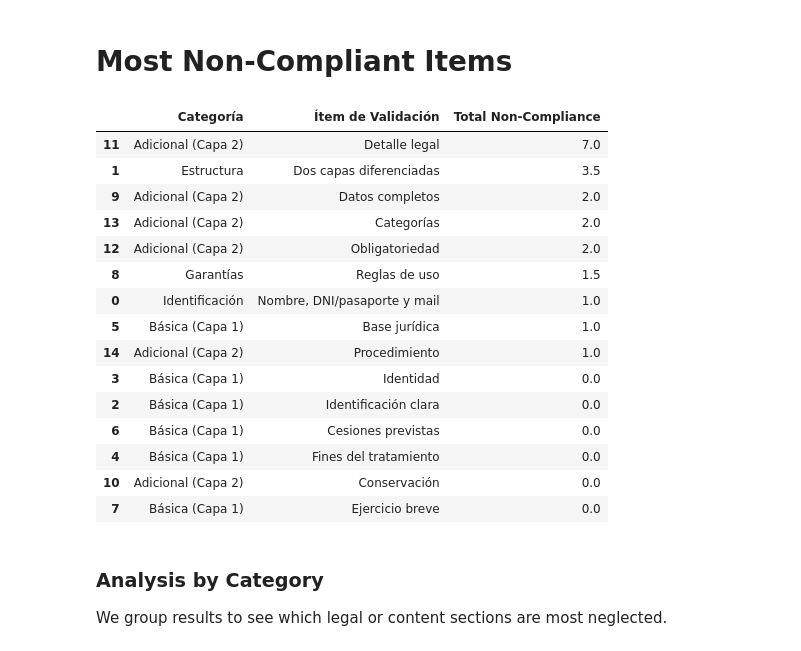
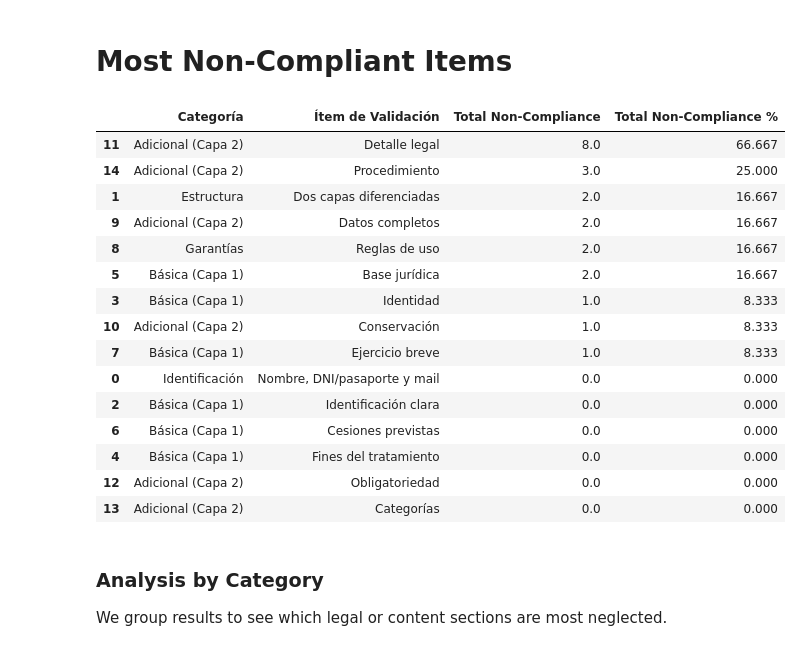
Before and after one commit to JaviMiot/Data_privacy_form_consent_analysis, a Jupyter notebook: notebooks/01_first_analysis/01_analisis_checklists.ipynb, the cells around one changed output. Saved outputs shown, nothing was run; the diff lists cells and outputs as text; code cells hidden in the pictures.

```diff
--- a/notebooks/01_first_analysis/01_analisis_checklists.ipynb
+++ b/notebooks/01_first_analysis/01_analisis_checklists.ipynb
@@ -35,10 +16,14 @@ Tools found: 12
 # Diccionario para almacenar los checklists de cada herramienta
 checklists = {}
 
-for i, tool in enumerate(tool_names):
-    sheet_name = str(i + 1)
+i = 1
+for tool in tool_names:
+
+    sheet_name = str(i)
+
     try:
         # Leer la hoja numerada correspondiente
+        print(f"Loading checklist for tool: {tool} from sheet: {sheet_name}")
         df_sheet = pd.read_excel(file_path, sheet_name=sheet_name)
 
         # Limpiar datos: nos interesan las filas que tienen un ítem de verificación
@@ -51,5 +36,9 @@ for i, tool in enumerate(tool_names):
     except Exception as e:
         print(f"Error cargando la hoja {sheet_name} para la herramienta {tool}: {e}")
 
+    if "Mark Jonathan Camacho Escatel" in tool:
+        i = 13
+    else:
+        i += 1
 print("Checklists loaded successfully.")
 # %% [output]
@@ -74,14 +87,16 @@ for tool in tool_names:
 
         # Asegurar que la longitud coincida (por si acaso)
         if len(compliance) == len(df_master):
-            df_master[tool] = pd.to_numeric(pd.Series(compliance), errors='coerce').fillna(0).values
+            values = pd.Series(compliance).apply(lambda x: 0 if x == 0.5 else x)
+            df_master[tool] = pd.to_numeric(values, errors='coerce').fillna(0).values
         else:
             # Si hay diferencia, mapeamos por nombre de ítem para seguridad
+            print(f"Length mismatch for tool {tool}. Mapping by 'Ítem de Validación'.")
             tool_data = checklists[tool].set_index('Ítem de Validación')['Cumple']
             df_master[tool] = df_master['Ítem de Validación'].map(tool_data)
             df_master[tool] = pd.to_numeric(df_master[tool], errors='coerce').fillna(0)
 
-df_master.head()
+df_master.head(30)
 # %% [output]
 |  | Categoría | Ítem de Validación | Lectura Fácil [Referencia] | FACILE | Placea | Asistente de lectura fácil “Anton... | ... |
 | 0 | Identificación | Nombre, DNI/pasaporte y mail | 1.0 | 1.0 | 1.0 | 1.0 | ... |
@@ -153,28 +233,29 @@ plt.show()
 # %%
 columns = ["Categoría", "Ítem de Validación",	"Lectura Fácil [Referencia]"]
 
 df_master["Total Non-Compliance"] = df_master.apply(
                                     lambda x: x.drop(columns).count() - x.drop(columns).sum()
                                     , axis=1
                                     )
-df_master[["Categoría", "Ítem de Validación", "Total Non-Compliance"]].sort_values(by="Total Non-Compliance", ascending = False)
+df_master["Total Non-Compliance %"] = df_master["Total Non-Compliance"].apply(lambda x: np.round((x/len(tool_names))*100,3))
+df_master[["Categoría", "Ítem de Validación", "Total Non-Compliance", "Total Non-Compliance %"]].sort_values(by="Total Non-Compliance", ascending = False)
 # %% [output]
-|  | Categoría | Ítem de Validación | Total Non-Compliance |
-| 11 | Adicional (Capa 2) | Detalle legal | 7.0 |
-| 1 | Estructura | Dos capas diferenciadas | 3.5 |
-| 9 | Adicional (Capa 2) | Datos completos | 2.0 |
-| 13 | Adicional (Capa 2) | Categorías | 2.0 |
-| 12 | Adicional (Capa 2) | Obligatoriedad | 2.0 |
-| 8 | Garantías | Reglas de uso | 1.5 |
-| 0 | Identificación | Nombre, DNI/pasaporte y mail | 1.0 |
-| 5 | Básica (Capa 1) | Base jurídica | 1.0 |
-| 14 | Adicional (Capa 2) | Procedimiento | 1.0 |
-| 3 | Básica (Capa 1) | Identidad | 0.0 |
-| 2 | Básica (Capa 1) | Identificación clara | 0.0 |
-| 6 | Básica (Capa 1) | Cesiones previstas | 0.0 |
-| 4 | Básica (Capa 1) | Fines del tratamiento | 0.0 |
-| 10 | Adicional (Capa 2) | Conservación | 0.0 |
-| 7 | Básica (Capa 1) | Ejercicio breve | 0.0 |
+|  | Categoría | Ítem de Validación | Total Non-Compliance | Total Non-Compliance % |
+| 11 | Adicional (Capa 2) | Detalle legal | 8.0 | 66.667 |
+| 14 | Adicional (Capa 2) | Procedimiento | 3.0 | 25.000 |
+| 1 | Estructura | Dos capas diferenciadas | 2.0 | 16.667 |
+| 9 | Adicional (Capa 2) | Datos completos | 2.0 | 16.667 |
+| 8 | Garantías | Reglas de uso | 2.0 | 16.667 |
+| 5 | Básica (Capa 1) | Base jurídica | 2.0 | 16.667 |
+| 3 | Básica (Capa 1) | Identidad | 1.0 | 8.333 |
+| 10 | Adicional (Capa 2) | Conservación | 1.0 | 8.333 |
+| 7 | Básica (Capa 1) | Ejercicio breve | 1.0 | 8.333 |
+| 0 | Identificación | Nombre, DNI/pasaporte y mail | 0.0 | 0.000 |
+| 2 | Básica (Capa 1) | Identificación clara | 0.0 | 0.000 |
+| 6 | Básica (Capa 1) | Cesiones previstas | 0.0 | 0.000 |
+| 4 | Básica (Capa 1) | Fines del tratamiento | 0.0 | 0.000 |
+| 12 | Adicional (Capa 2) | Obligatoriedad | 0.0 | 0.000 |
+| 13 | Adicional (Capa 2) | Categorías | 0.0 | 0.000 |
 # %% [markdown]
 ### Analysis by Category
 
```
Also changed, not shown: parts of 16 cells of this notebook, 18 other files.
